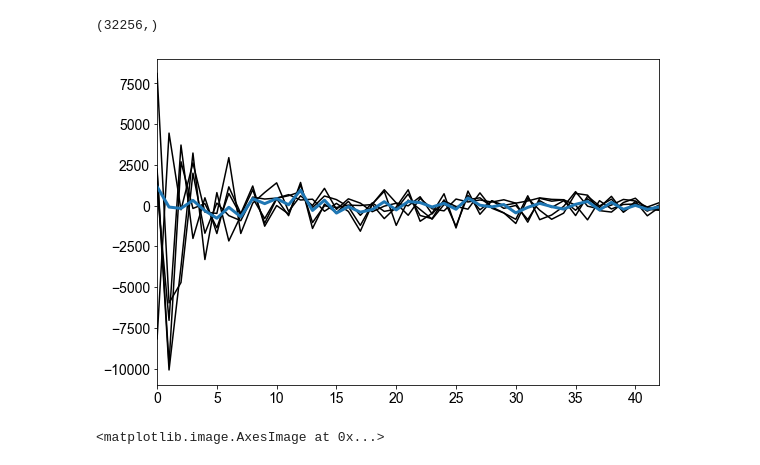
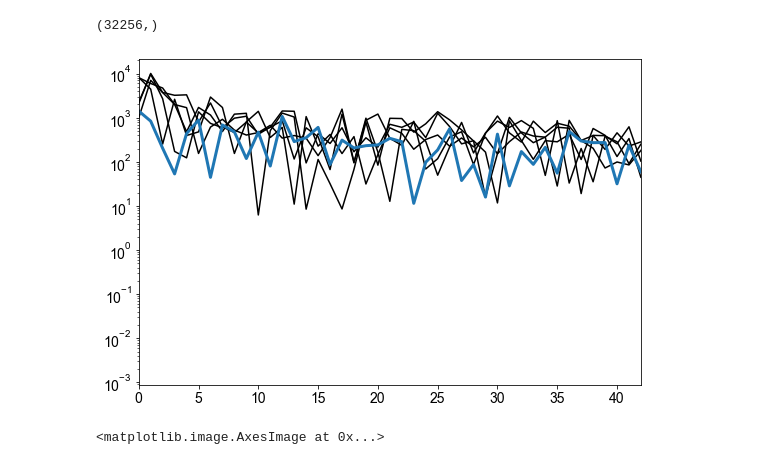
Before and after one commit to igred8/signal, a Jupyter notebook: signal/notebooks/1.0-SVD-classification-images-igad.ipynb, the cells around one changed output. Drawn from its saved outputs; the diff is of its cells as text; code cells hidden in the pictures.

```diff
--- a/signal/notebooks/1.0-SVD-classification-images-igad.ipynb
+++ b/signal/notebooks/1.0-SVD-classification-images-igad.ipynb
@@ -190,17 +208,17 @@ imgvec.shape
 # %%
 keytemp = '01'
 fig,ax = plt.subplots(figsize=(9,6))
 nimg = key_projections[keytemp].shape[1]
 
-umean = key_projections[keytemp].mean(axis=1)
-ax.plot(umean, linewidth=3, zorder=1)
+umean = np.median(key_projections[keytemp], axis=1)
+ax.semilogy(np.abs(umean), linewidth=3, zorder=1)
 for i in range(5):
-    ax.plot(key_projections[keytemp][:,i], color='k', linewidth=1.5, zorder=0)
+    ax.semilogy(np.abs(key_projections[keytemp][:,i]), color='k', linewidth=1.5, zorder=0)
 ax.set_xlim([0,42])
 # ax.set_ylim([-1000,1000])
 plt.show()
 # %% [output]
-[figure, old version]
+[figure, new version]
 # %%
 fig,ax = plt.subplots(figsize=(12,12))
 train_projection = np.transpose(umat_reduced) @ train_X_meansub
```
Also changed, not shown: parts of 14 cells of this notebook.
